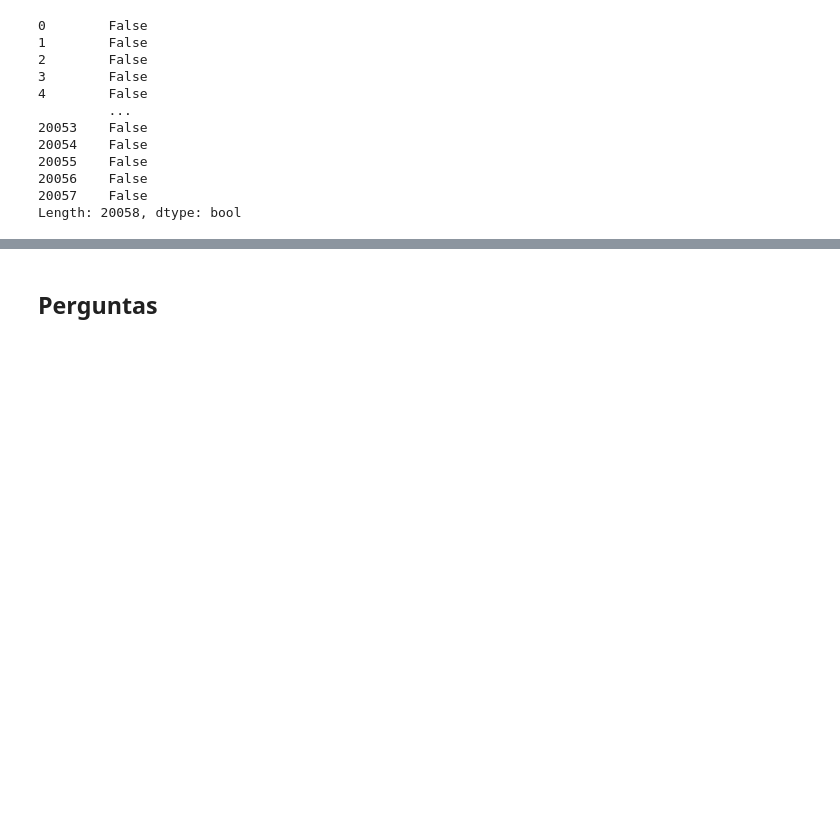
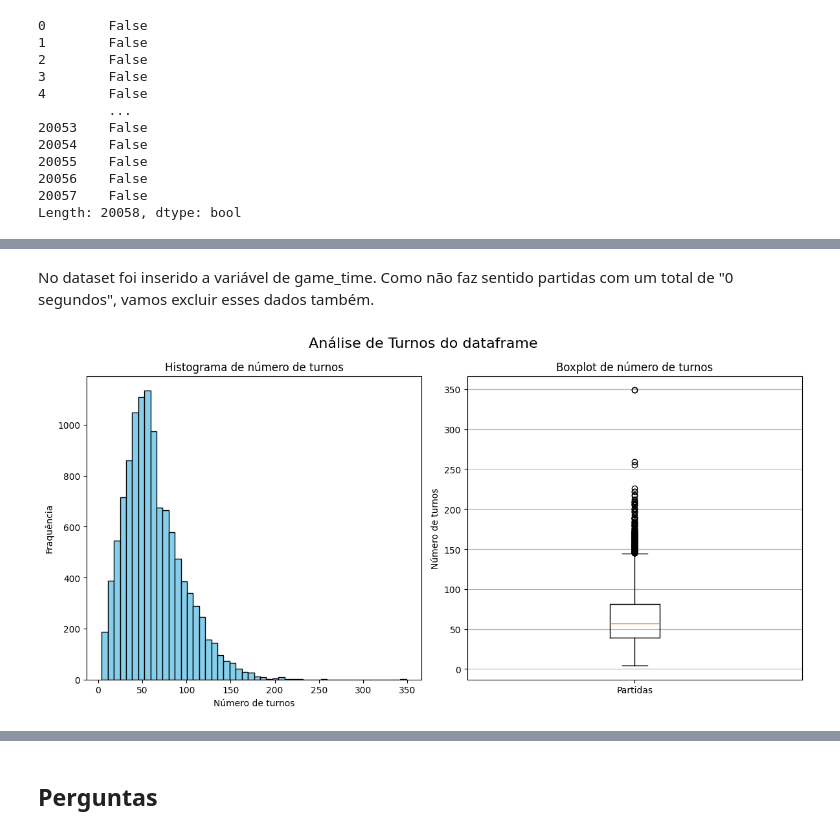
Before and after one commit to GodKelvin/chess-analytics, a Jupyter notebook: main.ipynb, the cells around one changed output, grey strips where cells are left out. Cells and saved outputs as stored; diff of their text form; code cells hidden in the pictures; blank space fills up the shorter version.

```diff
--- a/main.ipynb
+++ b/main.ipynb
@@ -263,2 +262,9 @@ plot_histograma_boxplot(dataframe)
+# %% [markdown]
+No dataset foi inserido a variável de game_time. Como não faz sentido partidas com um total de "0 segundos", vamos excluir esses dados também.
+# %%
+dataframe = dataframe[dataframe["game_time"] > pd.Timedelta(0)]
+plot_histograma_boxplot(dataframe)
+# %% [output]
+[figure, added]
 # %% [markdown]
 Porém, no dataset há a informação da variável increment_code, que dita o ritmo da partida. Temos que levar ela em consideração na hora de analizar a quantidade de turnos, visto que um increment_code maior permite partidas mais longas enquanto um menor partidas mais rápidas.
```
Also changed, not shown: parts of 30 cells of this notebook.
